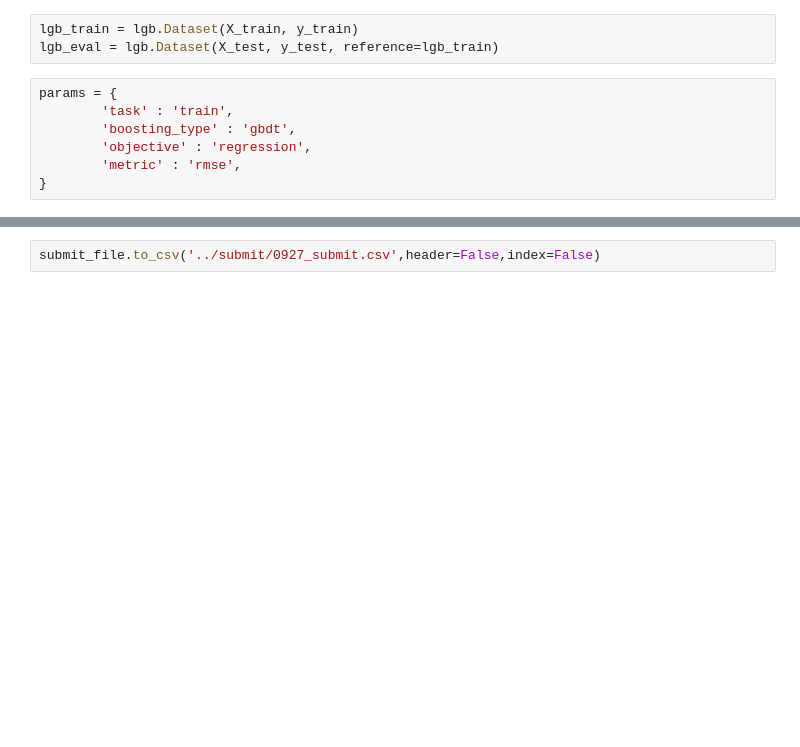
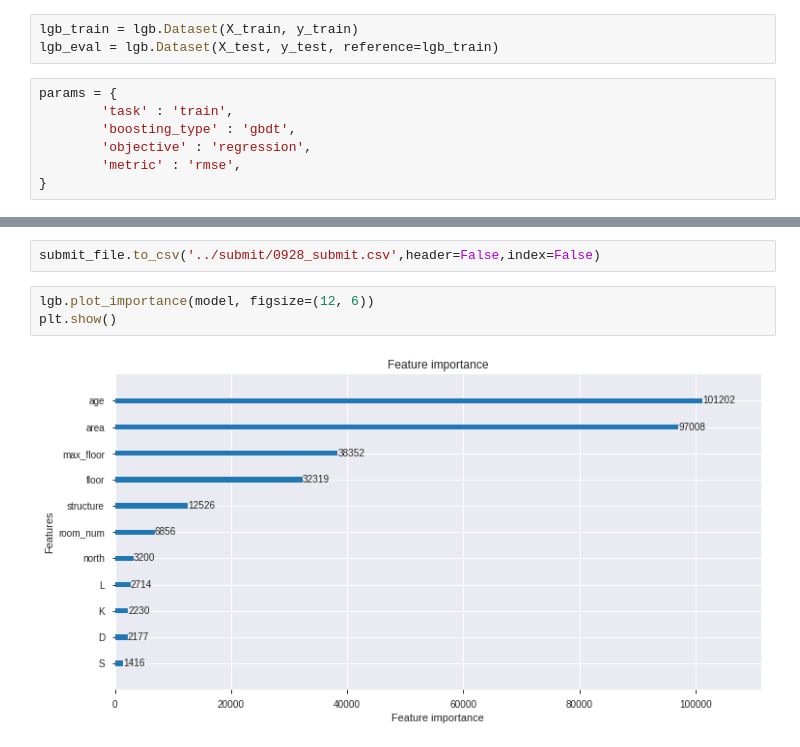
Before and after one commit to yaneura-no-gomi/mynavi_2019, a Jupyter notebook: notebook/0927_fit_predict.ipynb, the cells around one changed output, grey strips where cells are left out. Cells and saved outputs as stored; diff of their text form; blank space fills up the shorter version.

```diff
--- a/notebook/0927_fit_predict.ipynb
+++ b/notebook/0927_fit_predict.ipynb
@@ -114,3 +149,8 @@ submit_file
 31262 rows × 2 columns
 # %%
-submit_file.to_csv('../submit/0927_submit.csv',header=False,index=False)
+submit_file.to_csv('../submit/0928_submit.csv',header=False,index=False)
+# %%
+lgb.plot_importance(model, figsize=(12, 6))
+plt.show()
+# %% [output]
+[figure, added]
```
Also changed, not shown: parts of 12 cells of this notebook, 8 other files.
